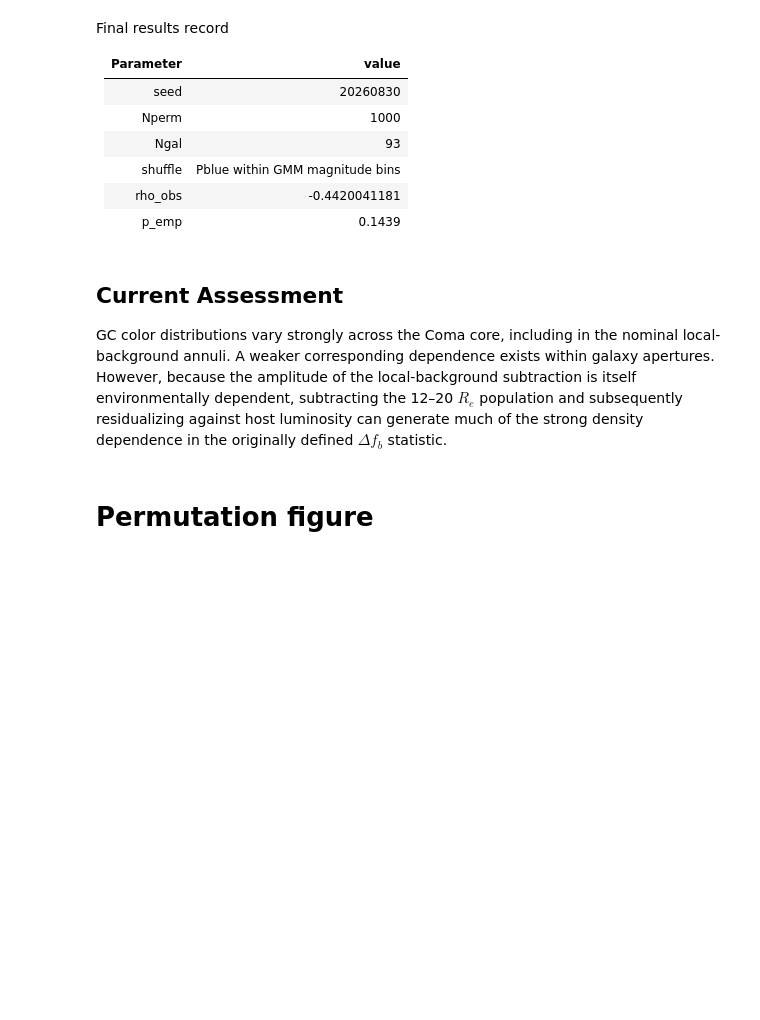
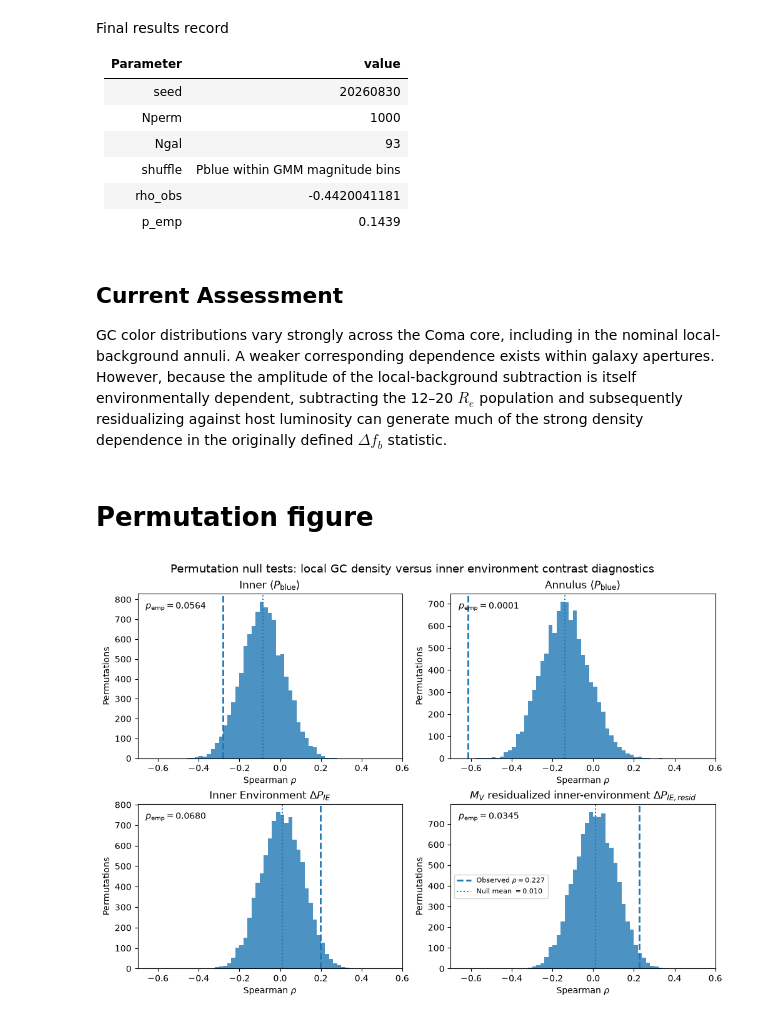
Before and after one commit to Pommers/Coma-GCS-colors, a Jupyter notebook: 05_inner_env_contrast.ipynb, the cells around one changed output. Drawn from its saved outputs; the diff is of its cells as text; code cells hidden in the pictures; blank space fills up the shorter version.

```diff
--- a/05_inner_env_contrast.ipynb
+++ b/05_inner_env_contrast.ipynb
@@ -1343,7 +1393,7 @@ plt.show()
 # %%
 from tqdm.auto import tqdm
 
-N_PERM = 1000
+N_PERM = 10000
 rng = np.random.default_rng(20260830)
 
 rows = []
@@ -1366,11 +1416,11 @@ for i in tqdm(range(N_PERM), desc="Permutations"):
     )
 
     rows.append({
-        "iteration": i,
+        "iteration": i + 1,
         "rho_inner": result["rho_inner"],
         "rho_annulus": result["rho_annulus"],
-        "rho_bgsub": result["rho_bgsub"],
-        "rho_delta": result["rho_delta"],
+        "rho_inner_env": result["rho_inner_env"],
+        "rho_delta_ie": result["rho_delta_ie"],
     })
 
 null_df = pd.DataFrame(rows)
@@ -1385,7 +1447,8 @@ display(summary)
 # %%
-observed = {
-    "rho_inner":   -0.2823,
-    "rho_annulus": -0.6167,
-    "rho_bgsub":   -0.4084,
-    "rho_delta":   -0.4420,
+obs = {
+    "rho_inner":       test_orig["rho_inner"],
+    "rho_annulus":     test_orig["rho_annulus"],
+    "rho_inner_env":   test_orig["rho_inner_env"],
+    "rho_delta_ie":    test_orig["rho_delta_ie"],
 }
+obs
@@ -1434,32 +1521,48 @@ GC color distributions vary strongly across the Coma core, including in the nomi
 import matplotlib.pyplot as plt
 import numpy as np
 
-observed = {
-    "rho_inner":   -0.2823,
-    "rho_annulus": -0.6167,
-    "rho_bgsub":   -0.4084,
-    "rho_delta":   -0.4420,
-}
-
 labels = {
     "rho_inner":   r"Inner $\langle P_{\rm blue}\rangle$",
     "rho_annulus": r"Annulus $\langle P_{\rm blue}\rangle$",
-    "rho_bgsub":   r"Background-subtracted $P_{\rm blue}$",
-    "rho_delta":   r"$\Delta f_b$",
+    "rho_inner_env":   r"Inner Environment $\Delta P_{IE}$",
+    "rho_delta_ie":   r"$M_V$ residualized inner-environment $\Delta P_{IE, resid}$",
 }
 
 fig, axes = plt.subplots(2, 2, figsize=(10, 7), constrained_layout=True)
 
-for ax, col in zip(axes.flat, observed):
+for ax, col in zip(axes.flat, obs):
 
     vals = null_df[col].to_numpy()
-    rho_obs = observed[col]
+    rho_obs = obs[col]
 
-    n_extreme = np.sum(vals <= rho_obs)
-    p_emp = (n_extreme + 1) / (len(vals) + 1)
+    # n_extreme = np.sum(vals <= rho_obs)
+    # p_emp = (n_extreme + 1) / (len(vals) + 1)
+
+
+
+
+    # null = null_df[col].to_numpy()
+    n = len(vals)
+
+    # # Upper-tail probability: relevant because observed rho is positive
+    # p_upper = (
+    #     np.sum(vals >= rho_obs) + 1
+    # ) / (n + 1)
+
+    # Two-sided empirical probability around the null mean
+    null_mean = np.mean(vals)
+
+    p_two = (
+        np.sum(
+            np.abs(vals - null_mean)
+            >= np.abs(rho_obs - null_mean)
+        ) + 1
+    ) / (n + 1)
+
+
 
     # ax.hist(vals, bins=30, alpha=0.8)
-    bins = np.arange(-0.7, 0.31, 0.04)
+    bins = np.linspace(-0.6, 0.6, 61)
     ax.hist(vals, bins=bins, alpha=0.8)
 
     ax.axvline(
@@ -1470,36 +1573,38 @@ for ax, col in zip(axes.flat, observed):
     )
 
     ax.axvline(
         np.mean(vals),
         linestyle=":",
         linewidth=1.5,
         label=fr"Null mean $={np.mean(vals):.3f}$"
     )
 
     ax.set_title(labels[col])
     ax.set_xlabel(r"Spearman $\rho$")
     ax.set_ylabel("Permutations")
 
     ax.text(
         0.03, 0.95,
-        fr"$p_{{\rm emp}}={p_emp:.3f}$",
+        fr"$p_{{\rm emp}}={p_two:.4f}$",
         transform=ax.transAxes,
         ha="left",
         va="top",
     )
-    xlim = (-0.7, 0.3)
+    xlim = (-0.7, 0.6)
 
     for ax in axes.flat:
         ax.set_xlim(xlim)
 
     ax.legend(fontsize=8)
 
 fig.suptitle(
-    r"Permutation null tests: local GC density versus $P_{\rm blue}$ diagnostics",
+    r"Permutation null tests: local GC density versus inner environment contrast diagnostics",
     fontsize=13
 )
 
 plt.show()
+# %% [output]
+[figure, added]
 # %% [markdown]
 ## Figure Interpretation
 
```
Also changed, not shown: parts of 20 cells of this notebook, 2 other files.
